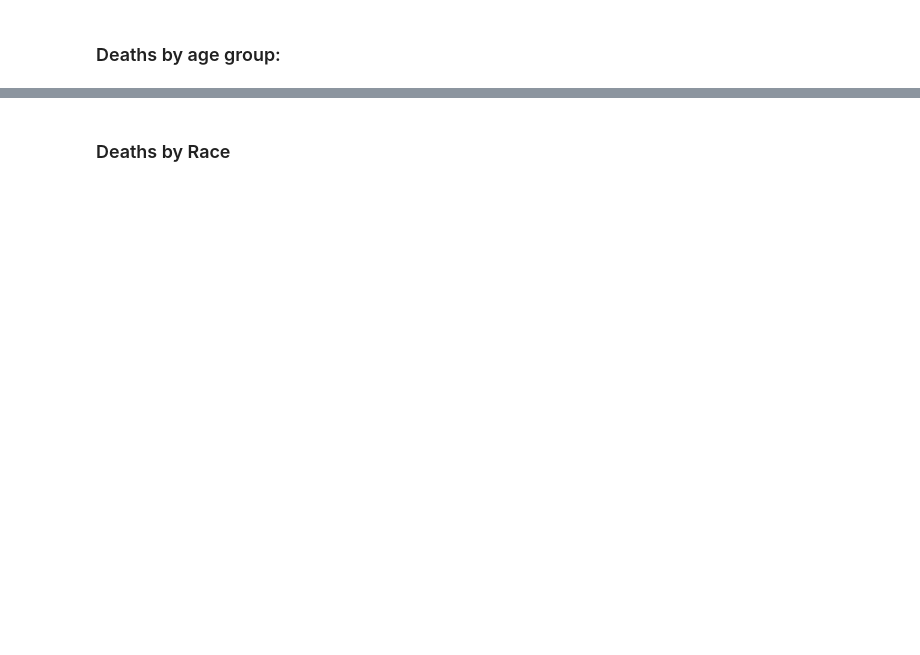
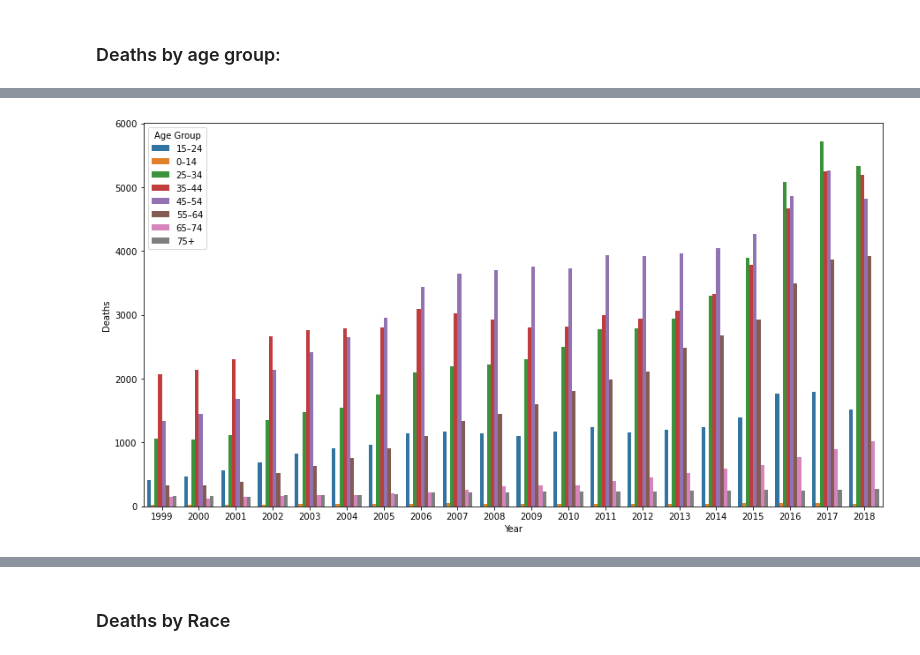
Before and after one commit to cwaggles/TOOL1_FINAL_PROJECT, a Jupyter notebook: Data Science Tools 1 - Final Project.ipynb, the cells around one changed output, grey strips where cells are left out. Drawn from its saved outputs; the diff is of its cells as text; code cells hidden in the pictures; blank space fills up the shorter version.

Commit message:
Added barplots and completed commentary in analysis section

```diff
--- a/Data Science Tools 1 - Final Project.ipynb
+++ b/Data Science Tools 1 - Final Project.ipynb
@@ -209,0 +211,7 @@ plt.show()
+# %%
+%matplotlib inline
+plt.figure(figsize=(15,8))
+sb.barplot(data=age_grouped_us,  x="Year",  y="Deaths", hue="Age Group", ci=None)
+plt.show()
+# %% [output]
+[figure, added]
```
Also changed, not shown: parts of 8 cells of this notebook.
